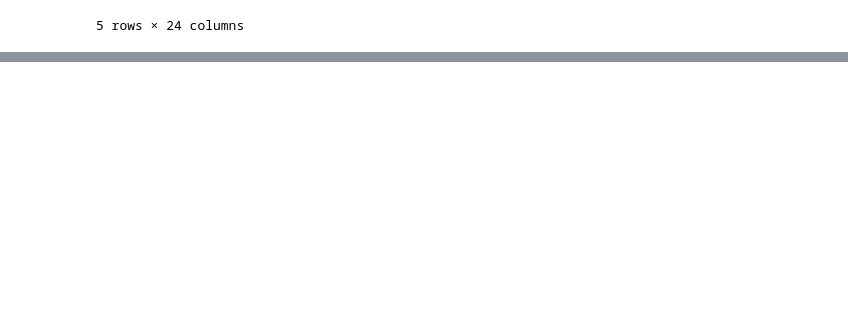
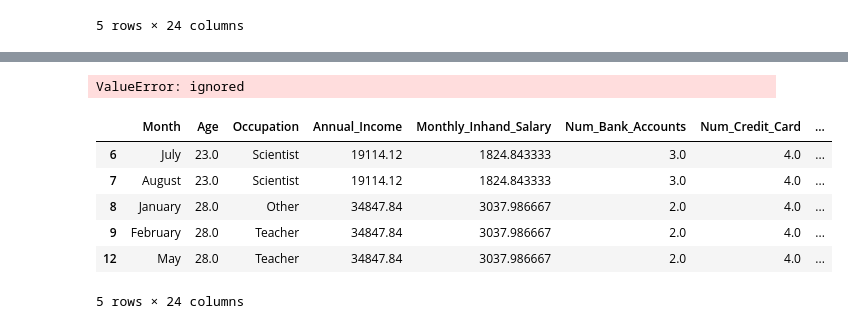
Before and after one commit to deepaksaipendyala/Credit-Score-Classification, a Jupyter notebook: Credit_score_classification.ipynb, the cells around one changed output, grey strips where cells are left out. Drawn from its saved outputs; the diff is of its cells as text; code cells hidden in the pictures; blank space fills up the shorter version.

```diff
--- a/Credit_score_classification.ipynb
+++ b/Credit_score_classification.ipynb
@@ -830,0 +945,2 @@ Text(0, 0.5, 'Accuracy Rate')
+# %%
+df.dropna(inplace=True)
@@ -830,0 +967,6 @@ Text(0, 0.5, 'Accuracy Rate')
+# %%
+# Recoding Credit_Mix to :
+# Poor - 0 : Standard - 1 : Good - 2
+
+scale_mapper = {"Bad":0, "Standard":1, "Good":2}
+df["Credit_Mix"] = df["Credit_Mix"].replace(scale_mapper)
@@ -830,0 +1032,22 @@ Text(0, 0.5, 'Accuracy Rate')
+# %%
+from sklearn.model_selection import train_test_split
+
+# Split data into train and teset sets
+np.random.seed(42)
+X_train, X_test, y_train, y_test = train_test_split(X, y, test_size=0.2)
+
+# Fit the model on the training data
+# (note: when fit() is called with a Pipeline(), fit_transform() is used for transformers)
+model.fit(X_train, y_train)
+# %% [output]
+ValueError: ignored
+# %%
+df.head()
+# %% [output]
+|  | Month | Age | Occupation | Annual_Income | Monthly_Inhand_Salary | Num_Bank_Accounts | Num_Credit_Card | ... |
+| 6 | July | 23.0 | Scientist | 19114.12 | 1824.843333 | 3.0 | 4.0 | ... |
+| 7 | August | 23.0 | Scientist | 19114.12 | 1824.843333 | 3.0 | 4.0 | ... |
+| 8 | January | 28.0 | Other | 34847.84 | 3037.986667 | 2.0 | 4.0 | ... |
+| 9 | February | 28.0 | Teacher | 34847.84 | 3037.986667 | 2.0 | 4.0 | ... |
+| 12 | May | 28.0 | Teacher | 34847.84 | 3037.986667 | 2.0 | 4.0 | ... |
+5 rows × 24 columns
```
Also changed, not shown: parts of 56 cells of this notebook.
